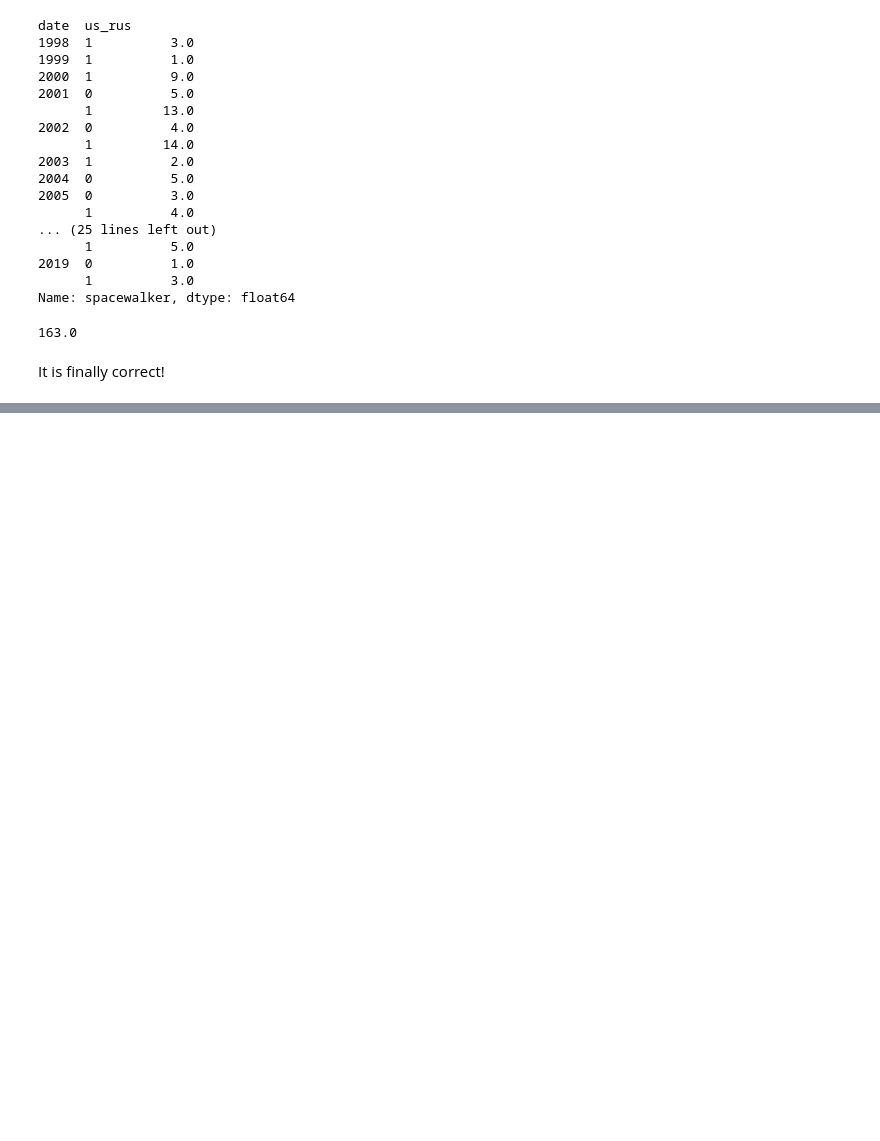
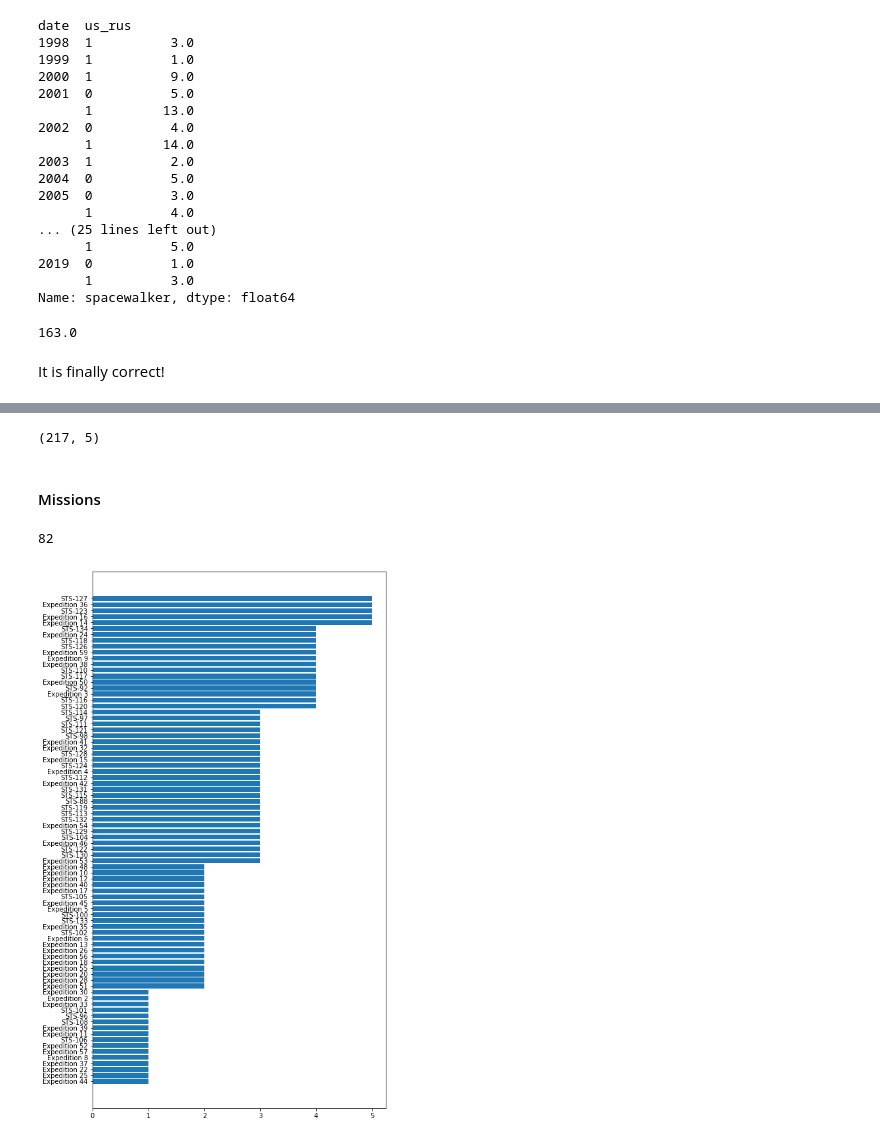
Before and after one commit to rebeccaebarnes/spacewalks, a Jupyter notebook: spacewalks.ipynb, the cells around one changed output, grey strips where cells are left out. Drawn from its saved outputs; the diff is of its cells as text; code cells hidden in the pictures; blank space fills up the shorter version.

```diff
--- a/spacewalks.ipynb
+++ b/spacewalks.ipynb
@@ -1030,0 +1055,4 @@ df_final.to_csv('data/clean_data.csv', index=False)
+# %%
+df_short = df_final.groupby(['mission_name', 'date', 'walk_duration', 'us_rus']).sum()
+df_short.reset_index(inplace=True)
+df_short.head()
@@ -1030,0 +1066,16 @@ df_final.to_csv('data/clean_data.csv', index=False)
+# %%
+df_short.shape
+# %% [output]
+(217, 5)
+# %% [markdown]
+#### Missions
+# %%
+df_short['mission_name'].nunique()
+# %% [output]
+82
+# %%
+walks_per_mission = df_short['mission_name'].value_counts().sort_values()
+plt.figure(figsize=(8, 15))
+plt.barh(walks_per_mission.index, walks_per_mission);
+# %% [output]
+[figure, added]
```
Also changed, not shown: parts of 29 cells of this notebook.
